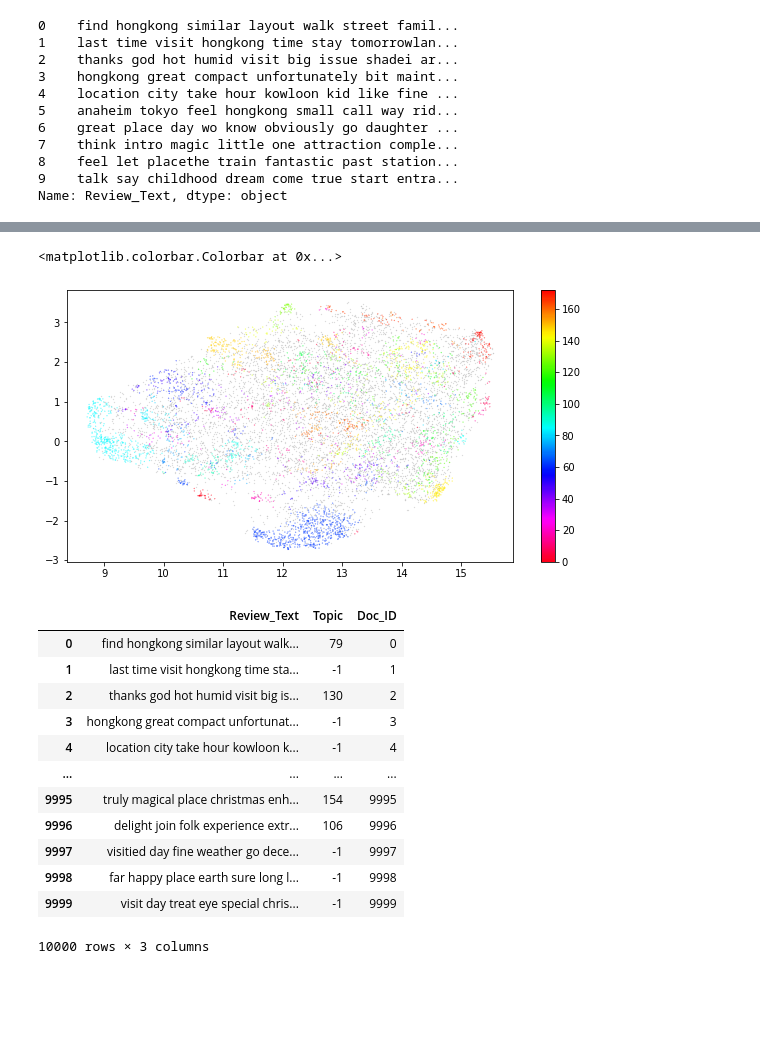
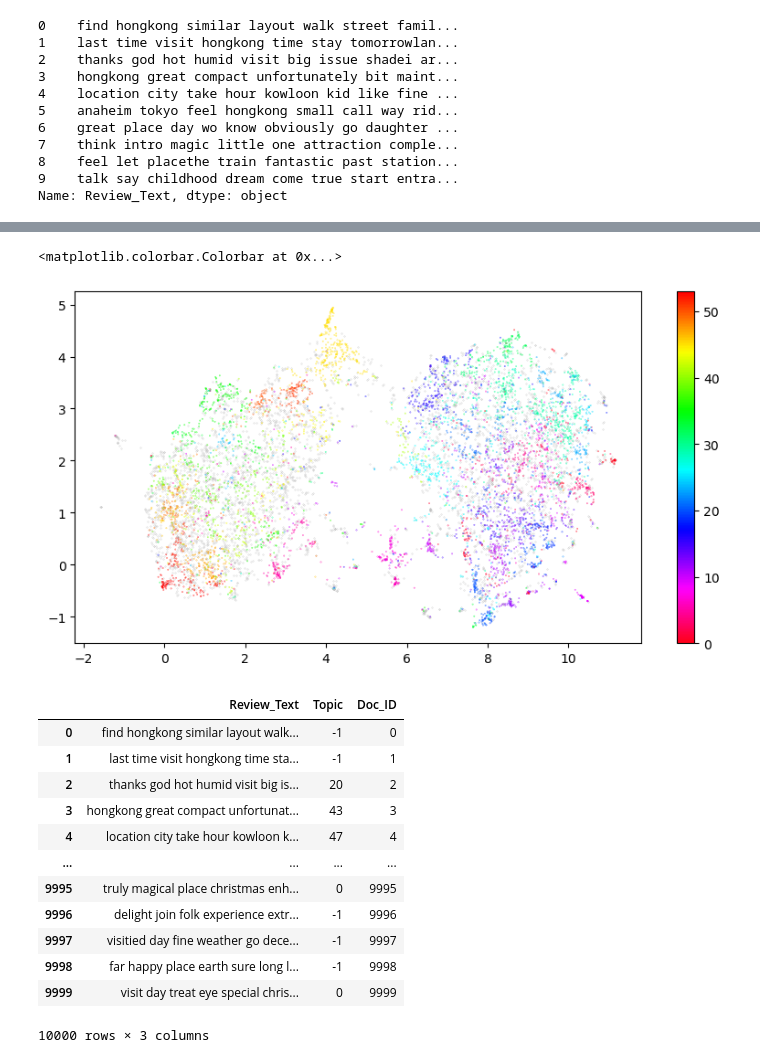
Before and after one commit to aimee0317/topic_modeling_Disney_reviews, a Jupyter notebook: src/NLP_Model.ipynb, the cells around one changed output, grey strips where cells are left out. Saved outputs shown, nothing was run; the diff lists cells and outputs as text; code cells hidden in the pictures; blank space fills up the shorter version.

```diff
--- a/src/NLP_Model.ipynb
+++ b/src/NLP_Model.ipynb
@@ -240,6 +289,6 @@ Name: Review_Text, dtype: object
 # %%
-model = SentenceTransformer('distilbert-base-nli-mean-tokens')
-embeddings = model.encode(reviews_clean[0:10000], show_progress_bar=True)
+model = SentenceTransformer('sentence-transformers/all-distilroberta-v1')
+embeddings = model.encode(reviews_clean[0:10000])
 # %%
 embeddings
 # %% [output]
@@ -259,4 +311,4 @@ array([[-0.6975749 , -0.13643305,  0.9038483 , ...,  0.85246605,
 # %%
-umap_embeddings = umap.UMAP(n_neighbors=20,
+umap_embeddings = umap.UMAP(n_neighbors=5,
                             n_components=5,
-                            metric='cosine').fit_transform(embeddings)
+                            metric='euclidean').fit_transform(embeddings)
@@ -276,4 +343,5 @@ array([[14.101172 , -3.5529213, 14.785128 ,  3.4090052, 12.00718  ],
 # %%
-cluster = hdbscan.HDBSCAN(min_cluster_size=5,
-                           metric='euclidean',
-                           cluster_selection_method='eom').fit(umap_embeddings)
+cluster = hdbscan.HDBSCAN(min_cluster_size=50,
+                          metric='euclidean',
+                          min_samples=1,
+                          cluster_selection_method='leaf').fit(umap_embeddings)
@@ -296,19 +352,19 @@ result
 # %%
 # Prepare data
-umap_data = umap.UMAP(n_neighbors=20, n_components=2, min_dist=0.0, metric='cosine').fit_transform(embeddings)
+umap_data = umap.UMAP(n_neighbors=5, n_components=2, min_dist=0.0, metric='euclidean').fit_transform(embeddings)
 result = pd.DataFrame(umap_data, columns=['x', 'y'])
 result['labels'] = cluster.labels_
 
 # Visualize clusters
 fig, ax = plt.subplots(figsize=(10, 5))
 outliers = result.loc[result.labels == -1, :]
 clustered = result.loc[result.labels != -1, :]
 plt.scatter(outliers.x, outliers.y, color='#BDBDBD', s=0.05)
 plt.scatter(clustered.x, clustered.y, c=clustered.labels, s=0.05, cmap='hsv_r')
 plt.colorbar()
 # %% [output]
 <matplotlib.colorbar.Colorbar at 0x...>
-[figure, old version]
+[figure, new version]
 # %%
 doc = pd.DataFrame(reviews_clean[0:10000])
 doc['Topic'] = cluster.labels_
@@ -317,17 +373,17 @@ doc['Doc_ID'] = range(len(doc))
 doc
 # %% [output]
 |  | Review_Text | Topic | Doc_ID |
-| 0 | find hongkong similar layout walk... | 79 | 0 |
+| 0 | find hongkong similar layout walk... | -1 | 0 |
 | 1 | last time visit hongkong time sta... | -1 | 1 |
-| 2 | thanks god hot humid visit big is... | 130 | 2 |
-| 3 | hongkong great compact unfortunat... | -1 | 3 |
-| 4 | location city take hour kowloon k... | -1 | 4 |
+| 2 | thanks god hot humid visit big is... | 20 | 2 |
+| 3 | hongkong great compact unfortunat... | 43 | 3 |
+| 4 | location city take hour kowloon k... | 47 | 4 |
 | ... | ... | ... | ... |
-| 9995 | truly magical place christmas enh... | 154 | 9995 |
-| 9996 | delight join folk experience extr... | 106 | 9996 |
+| 9995 | truly magical place christmas enh... | 0 | 9995 |
+| 9996 | delight join folk experience extr... | -1 | 9996 |
 | 9997 | visitied day fine weather go dece... | -1 | 9997 |
 | 9998 | far happy place earth sure long l... | -1 | 9998 |
-| 9999 | visit day treat eye special chris... | -1 | 9999 |
+| 9999 | visit day treat eye special chris... | 0 | 9999 |
 10000 rows × 3 columns
 # %%
 docs_per_topic = doc.groupby(['Topic'], as_index = False).agg({'Review_Text': ' '.join})
```
Also changed, not shown: parts of 45 cells of this notebook, 1 other file.
